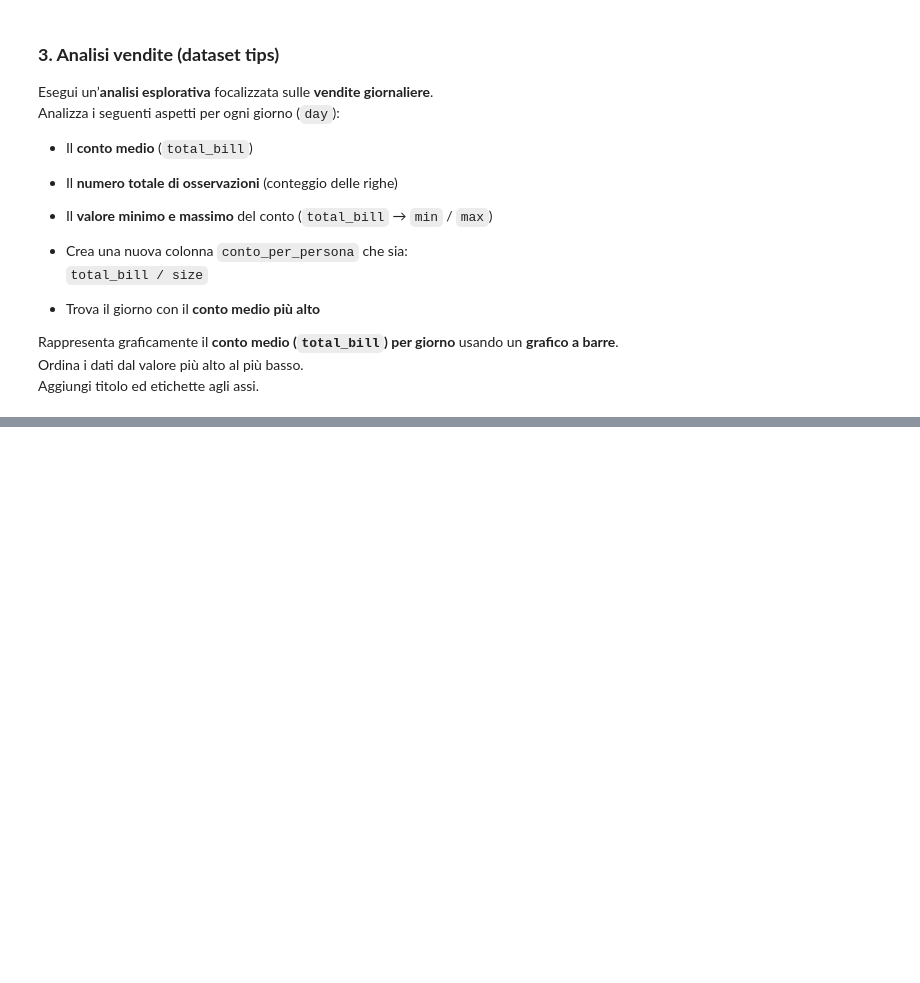
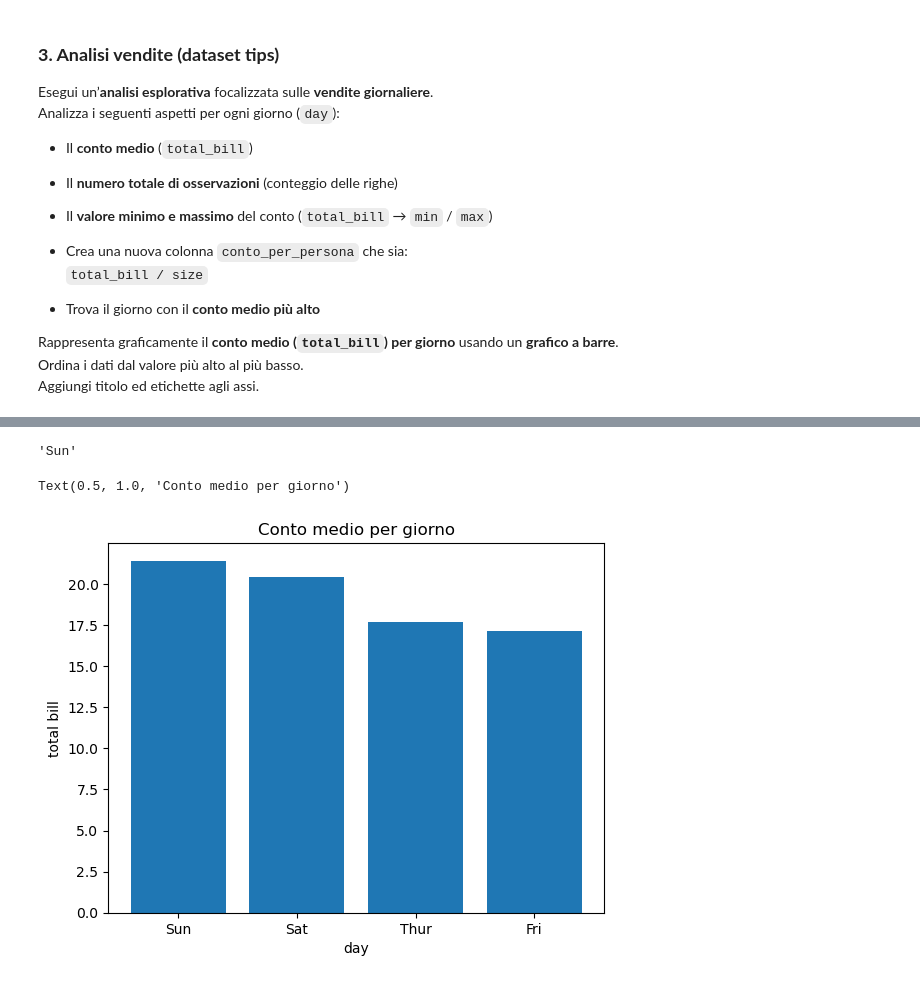
Before and after one commit to hamdibeqirajhb-cell/programming_lab, a Jupyter notebook: lezioni_modulo_B/lezione_3/3.5_Esercizi_lez_3.ipynb, the cells around one changed output, grey strips where cells are left out. Saved outputs shown, nothing was run; the diff lists cells and outputs as text; code cells hidden in the pictures; blank space fills up the shorter version.

```diff
--- a/lezioni_modulo_B/lezione_3/3.5_Esercizi_lez_3.ipynb
+++ b/lezioni_modulo_B/lezione_3/3.5_Esercizi_lez_3.ipynb
@@ -146,0 +256,3 @@ df.head()
+# %%
+df["conto_per_persona"] = df["total_bill"]/df["size"]
+df.head()
@@ -146,0 +266,15 @@ df.head()
+# %%
+df.iloc[df["conto_per_persona"].idxmax(), 4]
+# %% [output]
+'Sun'
+# %%
+# grafico
+mean_day = df.groupby('day')['total_bill'].mean()
+mean_day.sort_values(ascending=False, inplace=True)
+plt.bar(mean_day.index, mean_day.values)
+plt.xlabel("day")
+plt.ylabel("total bill")
+plt.title("Conto medio per giorno")
+# %% [output]
+Text(0.5, 1.0, 'Conto medio per giorno')
+[figure, added]
```
Also changed, not shown: parts of 15 cells of this notebook.
